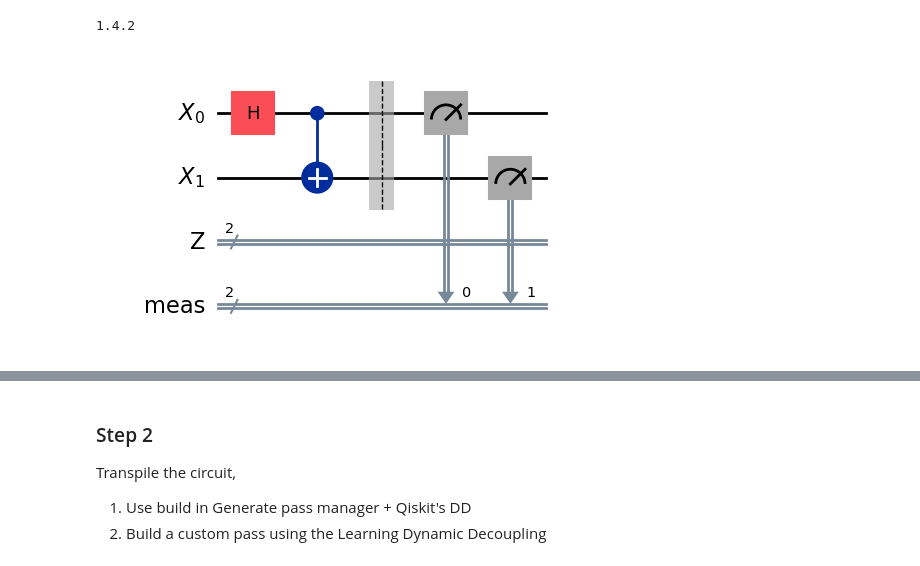
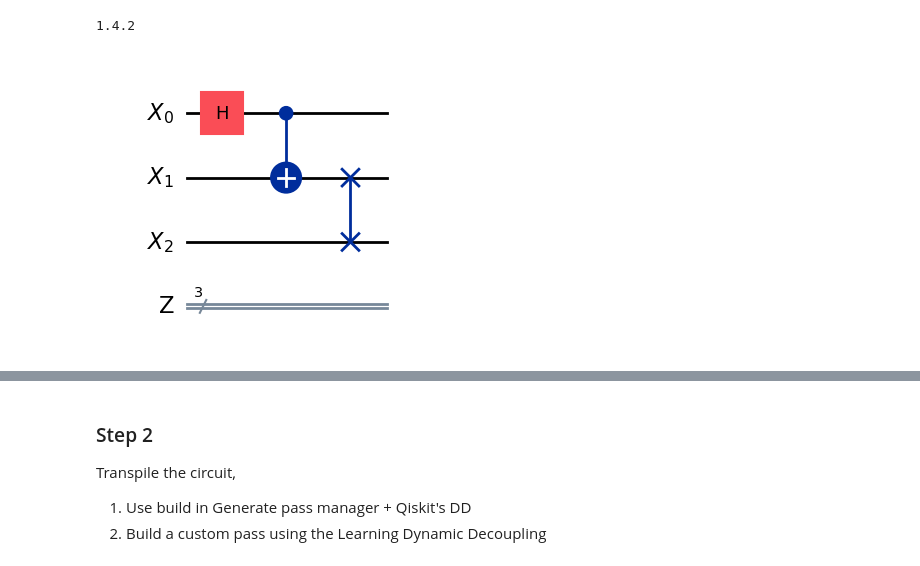
Before and after one commit to NamitA-844/Qiskit-Hackathon-WoQ-2025, a Jupyter notebook: hackathon.ipynb, the cells around one changed output, grey strips where cells are left out. Saved outputs shown, nothing was run; the diff lists cells and outputs as text; code cells hidden in the pictures.

```diff
--- a/hackathon.ipynb
+++ b/hackathon.ipynb
@@ -33,18 +42,18 @@ print(qiskit.__version__)
 # %% [output]
 1.4.2
 # %%
-m = 2
+m = 3
 n = 0
 control = QuantumRegister(m, "X")
 target = QuantumRegister(n, "Y")
 output = ClassicalRegister(m, "Z")
 
-qc = QuantumCircuit(control, target, output)
-qc.h(0)
-qc.cx(0,1)
-#qc.cx(0,2)
-#qc.cx(0, 3)
-qc.measure_all()
-display(qc.draw(output = "mpl"))
+qc_orig = QuantumCircuit(control, target, output)
+qc_orig.h(0)
+qc_orig.cx(0,1)
+qc_orig.swap(1,2)
+
+#qc.measure_all()
+display(qc_orig.draw(output = "mpl"))
 # %% [output]
-[figure, old version]
+[figure, new version]
```
Also changed, not shown: parts of 24 cells of this notebook.
